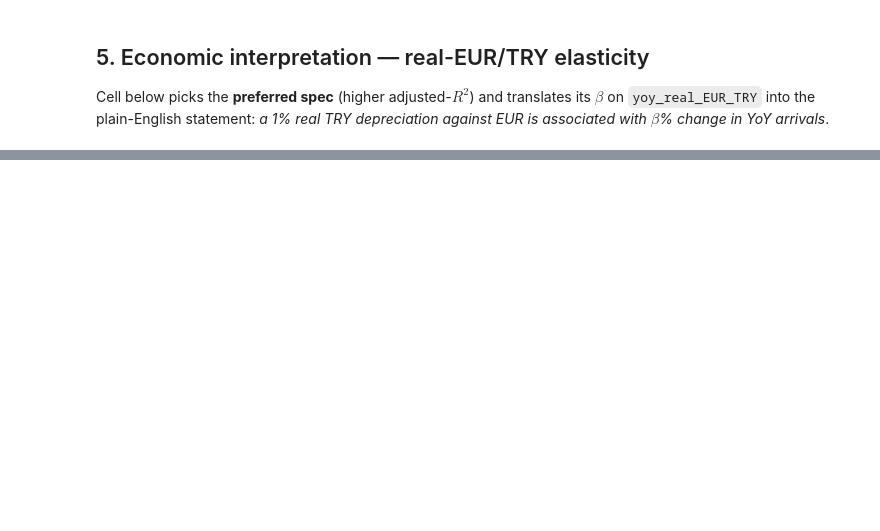
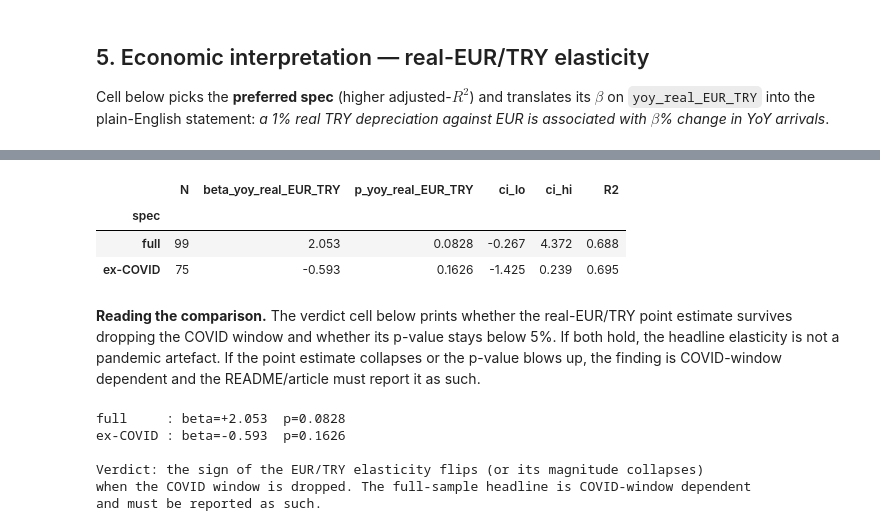
Before and after one commit to MetinSaldiris/turkey-tourism-macro-analysis, a Jupyter notebook: notebooks/04_regression_yoy.ipynb, the cells around one changed output, grey strips where cells are left out. Saved outputs shown, nothing was run; the diff lists cells and outputs as text; code cells hidden in the pictures; blank space fills up the shorter version.

```diff
--- a/notebooks/04_regression_yoy.ipynb
+++ b/notebooks/04_regression_yoy.ipynb
@@ -247,0 +334,16 @@ Other regressors at 5%:
+# %%
+covid_mask = (sample.index >= '2020-03-01') & (sample.index <= '2022-02-01')
+sample_exc = sample.loc[~covid_mask].copy()
+print(f'ex-COVID sample: {sample_exc.index.min().date()} → {sample_exc.index.max().date()}  (N={len(sample_exc)})')
+
+regressors_exc = [
+    'yoy_real_EUR_TRY', 'yoy_real_GBP_TRY',
+    'trends_DE_lag1', 'trends_GB_lag1',
+    'war_pulse', 'mideast_pulse',
+]
+X_exc = sm.add_constant(sample_exc[regressors_exc])
+y_exc = sample_exc[y_col]
+model_exc = sm.OLS(y_exc, X_exc).fit(cov_type='HAC', cov_kwds={'maxlags': 12})
+print(model_exc.summary())
+print()
+print(f'Durbin–Watson: {durbin_watson(model_exc.resid):.3f}')
@@ -247,0 +368,45 @@ Other regressors at 5%:
+# %%
+def row(name, m, fx='yoy_real_EUR_TRY'):
+    ci = m.conf_int().loc[fx]
+    return {
+        'spec':      name,
+        'N':         int(m.nobs),
+        f'beta_{fx}': round(float(m.params[fx]), 3),
+        f'p_{fx}':    round(float(m.pvalues[fx]), 4),
+        'ci_lo':     round(float(ci[0]), 3),
+        'ci_hi':     round(float(ci[1]), 3),
+        'R2':        round(float(m.rsquared), 3),
+    }
+
+cmp_covid = pd.DataFrame([row('full', model_base), row('ex-COVID', model_exc)]).set_index('spec')
+cmp_covid
+# %% [output]
+|  | N | beta_yoy_real_EUR_TRY | p_yoy_real_EUR_TRY | ci_lo | ci_hi | R2 |
+| spec |  |  |  |  |  |  |
+| full | 99 | 2.053 | 0.0828 | -0.267 | 4.372 | 0.688 |
+| ex-COVID | 75 | -0.593 | 0.1626 | -1.425 | 0.239 | 0.695 |
+# %% [markdown]
+**Reading the comparison.** The verdict cell below prints whether the real-EUR/TRY point estimate survives dropping the COVID window and whether its p-value stays below 5%. If both hold, the headline elasticity is not a pandemic artefact. If the point estimate collapses or the p-value blows up, the finding is COVID-window dependent and the README/article must report it as such.
+# %%
+b_full,  p_full  = model_base.params['yoy_real_EUR_TRY'], model_base.pvalues['yoy_real_EUR_TRY']
+b_exc,   p_exc   = model_exc.params['yoy_real_EUR_TRY'],  model_exc.pvalues['yoy_real_EUR_TRY']
+print(f'full     : beta={b_full:+.3f}  p={p_full:.4f}')
+print(f'ex-COVID : beta={b_exc:+.3f}  p={p_exc:.4f}')
+print()
+if p_exc < 0.05 and b_exc * b_full > 0:
+    print('Verdict: the EUR/TRY elasticity survives the ex-COVID cut with the same sign at 5%.')
+    print('The full-sample finding is not driven by pandemic swings.')
+elif b_exc * b_full > 0:
+    print('Verdict: same sign, but the ex-COVID p-value is above 5%.')
+    print('The full-sample significance is at least partly COVID-window dependent.')
+else:
+    print('Verdict: the sign of the EUR/TRY elasticity flips (or its magnitude collapses)')
+    print('when the COVID window is dropped. The full-sample headline is COVID-window dependent')
+    print('and must be reported as such.')
+# %% [output]
+full     : beta=+2.053  p=0.0828
+ex-COVID : beta=-0.593  p=0.1626
+
+Verdict: the sign of the EUR/TRY elasticity flips (or its magnitude collapses)
+when the COVID window is dropped. The full-sample headline is COVID-window dependent
+and must be reported as such.
```
Also changed, not shown: parts of 18 cells of this notebook, 6 other files.
